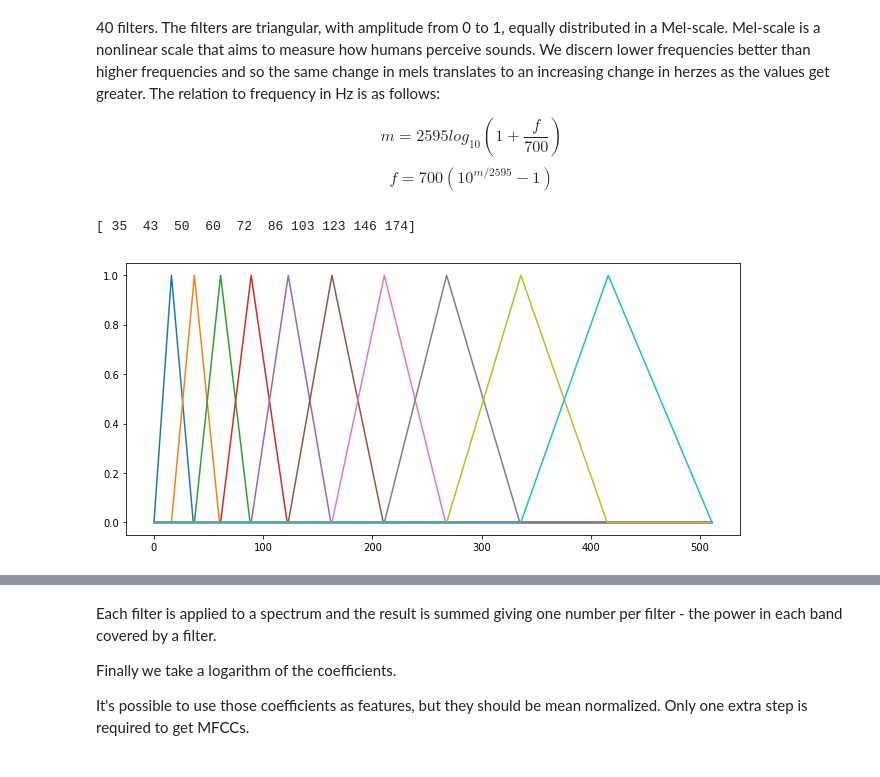
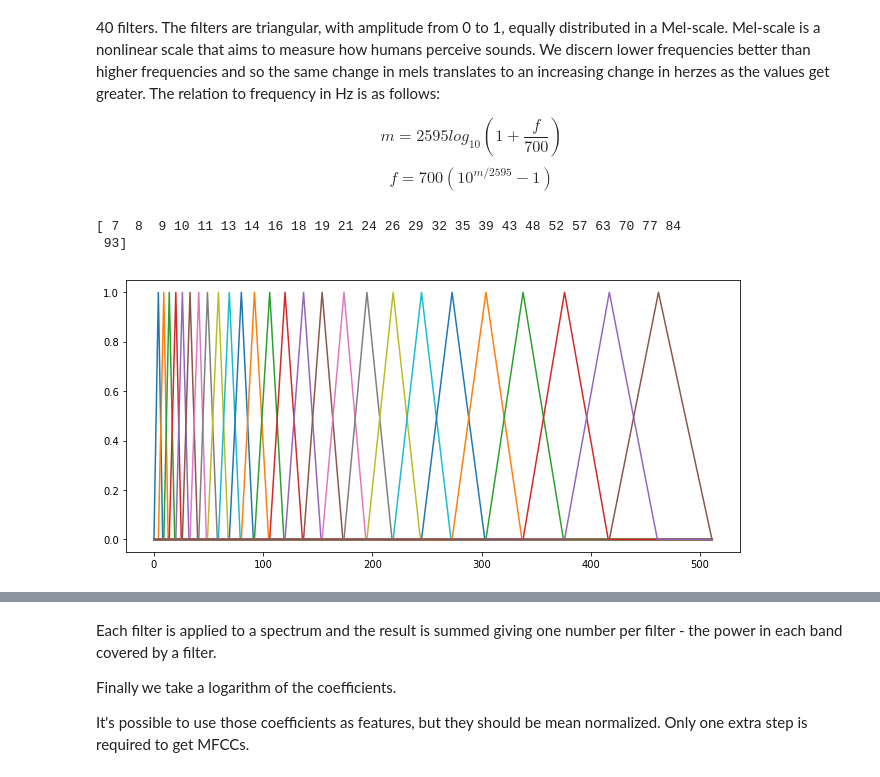
Before and after one commit to michalsosn/paprotka, a Jupyter notebook: notebooks/AudioFeatures.ipynb, the cells around one changed output, grey strips where cells are left out. Drawn from its saved outputs; the diff is of its cells as text; code cells hidden in the pictures.

```diff
--- a/notebooks/AudioFeatures.ipynb
+++ b/notebooks/AudioFeatures.ipynb
@@ -143,14 +144,15 @@ def make_mel_filters(half, rate, filter_num):
         filters[i, mid:end] = np.linspace(1, 0, end - mid, endpoint=True)
     return filters
 # %%
-filters = make_mel_filters(512, 8000, filter_num=10)
+filters = make_mel_filters(512, 16000, filter_num=26)
 print((filters != 0).sum(axis=1))
 
 fig, ax = plt.subplots(figsize=(11, 5))
 for row in filters:
     ax.plot(row)
 plt.xlabel('')
 plt.show()
 # %% [output]
-[ 35  43  50  60  72  86 103 123 146 174]
+[ 7  8  9 10 11 13 14 16 18 19 21 24 26 29 32 35 39 43 48 52 57 63 70 77 84
+ 93]
-[figure, old version]
+[figure, new version]
```
Also changed, not shown: parts of 9 cells of this notebook, 5 other files.
